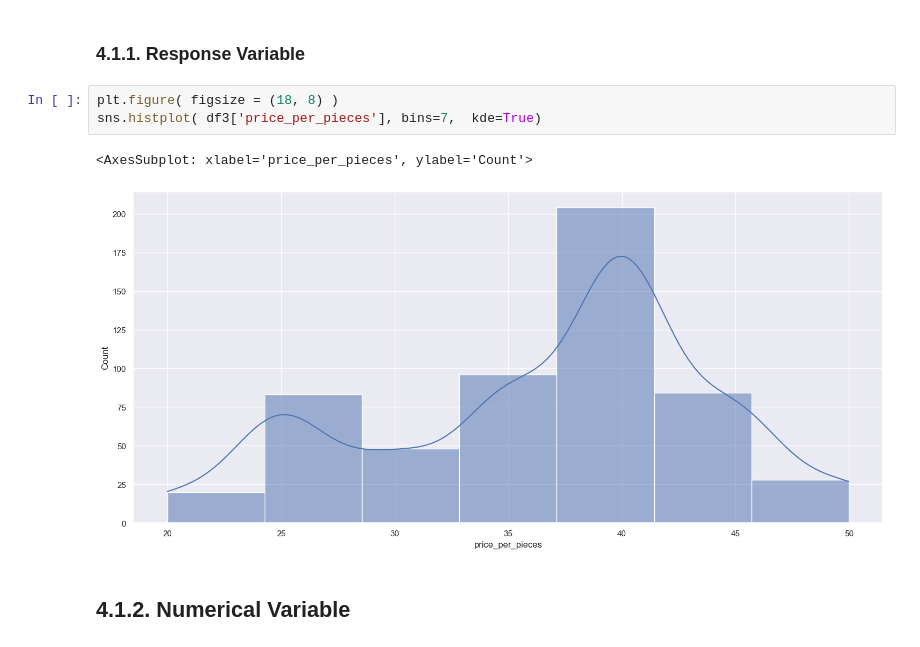
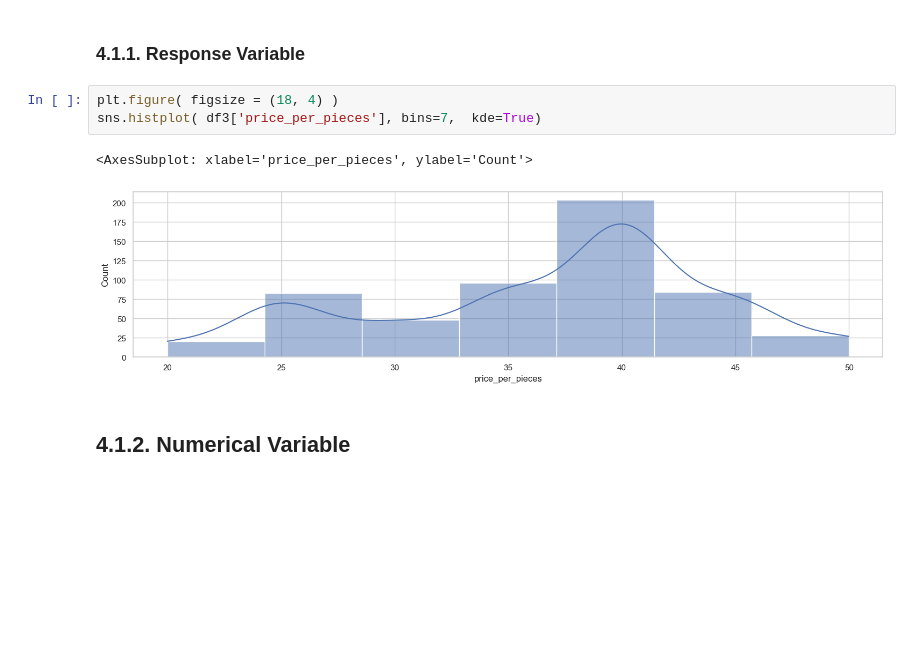
Before and after one commit to luanjesus/star_jeans_webscraping, a Jupyter notebook: eda.ipynb, the cells around one changed output. Saved outputs shown, nothing was run; the diff lists cells and outputs as text; blank space fills up the shorter version.

```diff
--- a/eda.ipynb
+++ b/eda.ipynb
@@ -310,11 +323,11 @@ cat_attr = df3.select_dtypes( exclude = ['int64', 'float64', 'datetime64[ns]' ]
 # %% [markdown]
 ### 4.1.1. Response Variable
 # %%
-plt.figure( figsize = (18, 8) )
+plt.figure( figsize = (18, 4) )
 sns.histplot( df3['price_per_pieces'], bins=7,  kde=True)
 # %% [output]
 <AxesSubplot: xlabel='price_per_pieces', ylabel='Count'>
-[figure, old version]
+[figure, new version]
 # %% [markdown]
 ## 4.1.2. Numerical Variable
 # %%
```
Also changed, not shown: parts of 15 cells of this notebook.
